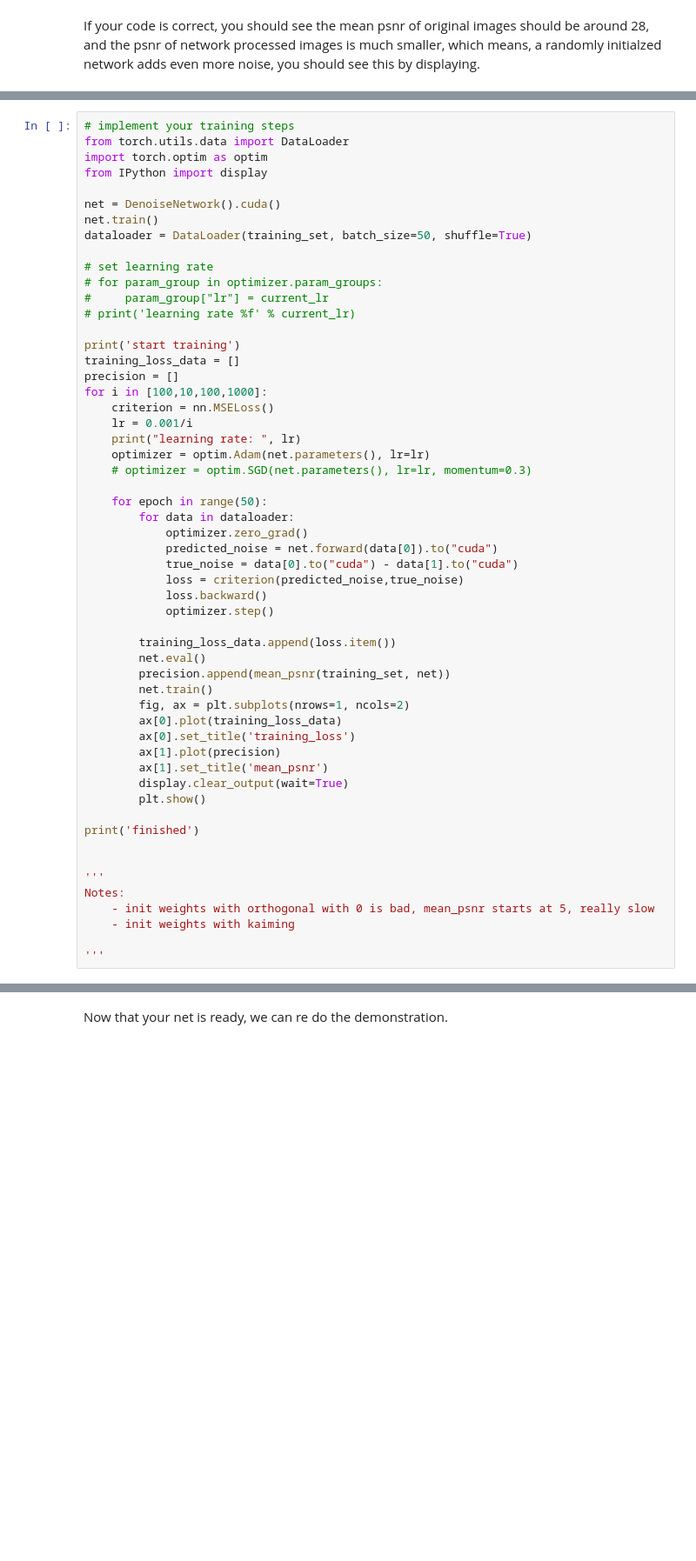
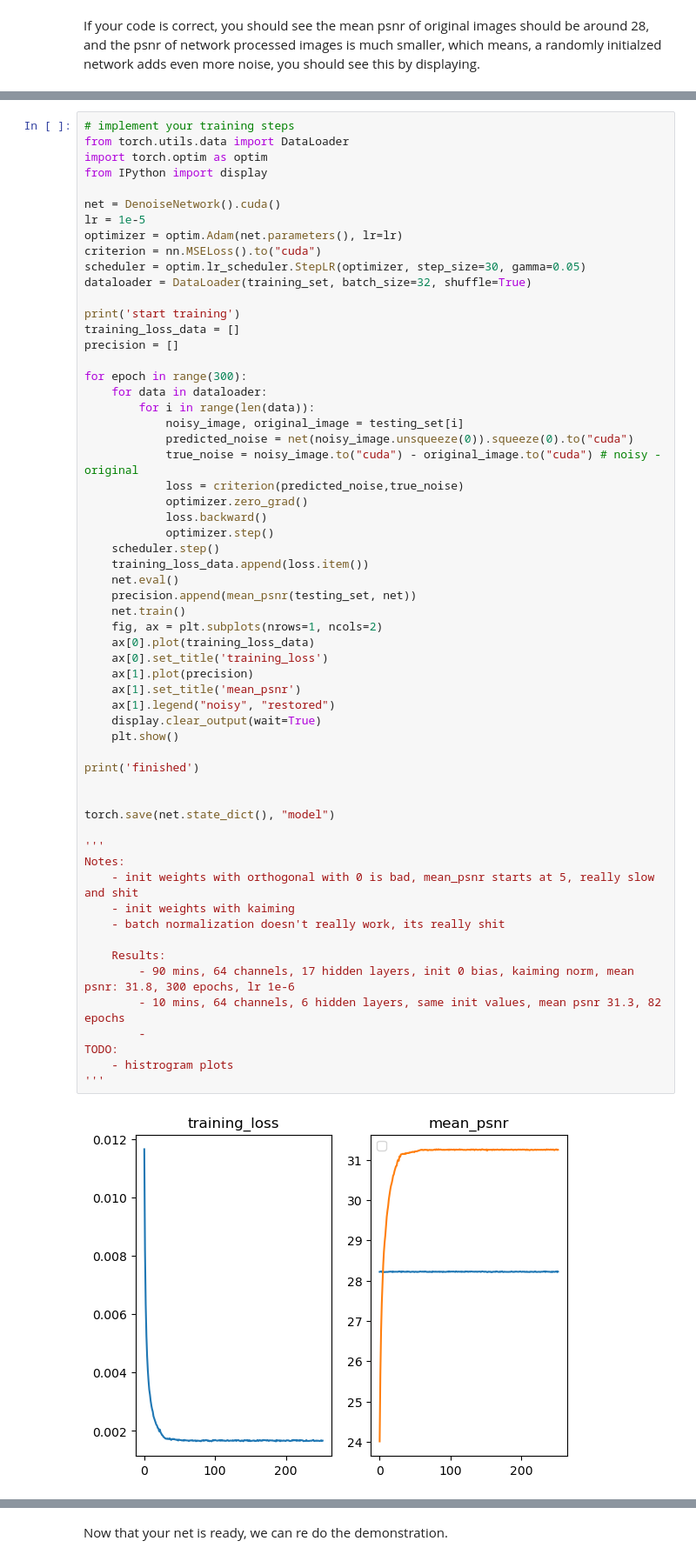
Before and after one commit to GeorgeSheslow/ELEC5304_Assignments, a Jupyter notebook: A1/project_1.ipynb, the cells around one changed output, grey strips where cells are left out. Shown at 87% size. Cells and saved outputs as stored; diff of their text form; blank space fills up the shorter version.

```diff
--- a/A1/project_1.ipynb
+++ b/A1/project_1.ipynb
@@ -321,56 +309,61 @@ Checklist:
 # %%
 # implement your training steps
 from torch.utils.data import DataLoader
 import torch.optim as optim
 from IPython import display
 
 net = DenoiseNetwork().cuda()
-net.train()
-dataloader = DataLoader(training_set, batch_size=50, shuffle=True)
-
-# set learning rate
-# for param_group in optimizer.param_groups:
-#     param_group["lr"] = current_lr
-# print('learning rate %f' % current_lr)
+lr = 1e-5
+optimizer = optim.Adam(net.parameters(), lr=lr)
+criterion = nn.MSELoss().to("cuda")
+scheduler = optim.lr_scheduler.StepLR(optimizer, step_size=30, gamma=0.05)
+dataloader = DataLoader(training_set, batch_size=32, shuffle=True)
 
 print('start training')
 training_loss_data = []
 precision = []
-for i in [100,10,100,1000]:
-    criterion = nn.MSELoss()
-    lr = 0.001/i
-    print("learning rate: ", lr)
-    optimizer = optim.Adam(net.parameters(), lr=lr)
-    # optimizer = optim.SGD(net.parameters(), lr=lr, momentum=0.3)
 
-    for epoch in range(50):
-        for data in dataloader:
+for epoch in range(300):
+    for data in dataloader:
+        for i in range(len(data)):
+            noisy_image, original_image = testing_set[i]
+            predicted_noise = net(noisy_image.unsqueeze(0)).squeeze(0).to("cuda")
+            true_noise = noisy_image.to("cuda") - original_image.to("cuda") # noisy - original
+            loss = criterion(predicted_noise,true_noise)
             optimizer.zero_grad()
-            predicted_noise = net.forward(data[0]).to("cuda")
-            true_noise = data[0].to("cuda") - data[1].to("cuda")
-            loss = criterion(predicted_noise,true_noise)
             loss.backward()
             optimizer.step()
-
-        training_loss_data.append(loss.item())
-        net.eval()
-        precision.append(mean_psnr(training_set, net))
-        net.train()
-        fig, ax = plt.subplots(nrows=1, ncols=2)
-        ax[0].plot(training_loss_data)
-        ax[0].set_title('training_loss')
-        ax[1].plot(precision)
-        ax[1].set_title('mean_psnr')
-        display.clear_output(wait=True)
-        plt.show()
+    scheduler.step()
+    training_loss_data.append(loss.item())
+    net.eval()
+    precision.append(mean_psnr(testing_set, net))
+    net.train()
+    fig, ax = plt.subplots(nrows=1, ncols=2)
+    ax[0].plot(training_loss_data)
+    ax[0].set_title('training_loss')
+    ax[1].plot(precision)
+    ax[1].set_title('mean_psnr')
+    ax[1].legend("noisy", "restored")
+    display.clear_output(wait=True)
+    plt.show()
 
 print('finished')
 
 
+torch.save(net.state_dict(), "model")
+
 '''
 Notes:
-    - init weights with orthogonal with 0 is bad, mean_psnr starts at 5, really slow
+    - init weights with orthogonal with 0 is bad, mean_psnr starts at 5, really slow and shit
     - init weights with kaiming
+    - batch normalization doesn't really work, its really shit
 
+    Results:
+        - 90 mins, 64 channels, 17 hidden layers, init 0 bias, kaiming norm, mean psnr: 31.8, 300 epochs, lr 1e-6
+        - 10 mins, 64 channels, 6 hidden layers, same init values, mean psnr 31.3, 82 epochs
+        -
+TODO:
+    - histrogram plots
 '''
 # %% [output]
+[figure, added]
```
Also changed, not shown: parts of 10 cells of this notebook, 1 other file.
